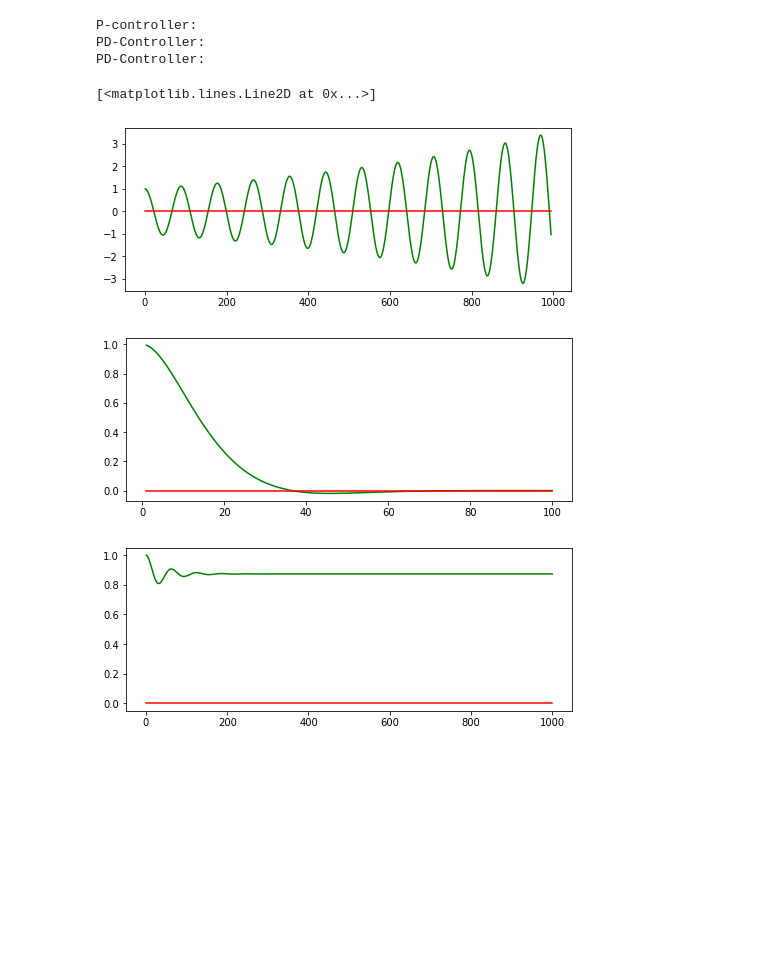
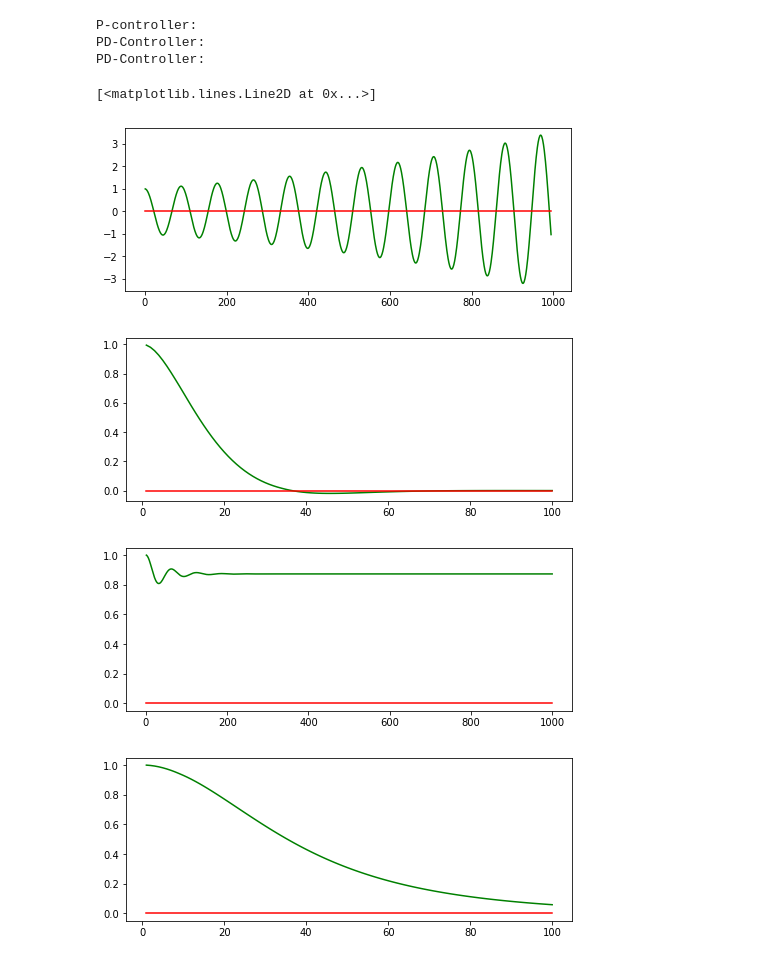
Before and after one commit to archie1983/CS373_AI_for_robotics_Udacity, a Jupyter notebook: Lesson5-Robot_Motion_Control/quizzes/PID-Control.ipynb, the cells around one changed output. Cells and saved outputs as stored; diff of their text form; code cells hidden in the pictures; blank space fills up the shorter version.

Commit message:
Added th Integral part to the PID control algorithm.

```diff
--- a/Lesson5-Robot_Motion_Control/quizzes/PID-Control.ipynb
+++ b/Lesson5-Robot_Motion_Control/quizzes/PID-Control.ipynb
@@ -143,6 +143,32 @@ def run_pd(robot, tau_p, tau_d, n=100, speed=1.0):
 
     return x_trajectory, y_trajectory
 
+def run_pid(robot, tau_p, tau_d, tau_i, n=100, speed=1.0):
+    x_trajectory = []
+    y_trajectory = []
+    # TODO: your code here
+
+    # AE: We'll need the previous cross-track-error to compare it to current cte, when calculating differential
+    # AE: component of angle change. At first the previous cte will be equal to the current one.
+    cte_prev = robot.y
+
+    # AE: For the integral part we'll need the integral of the CTE line - basically just a sum of all previous
+    # AE: CTE values. For that we'll have this collection.
+    ctes_prev = []
+
+    # AE: Do the requested n motion steps
+    for i in range(n):
+        # AE: In this case cross-track-error equals to y, because we want to keep the robot on the x axis at y = 0.
+        cte = robot.y
+        ctes_prev.append(cte)
+        angle = -1.0 * tau_p * cte - tau_d * (cte - cte_prev) - tau_i * sum(ctes_prev)
+        cte_prev = cte
+        robot.move(angle, 1.0) # AE: move by 1 unit in the updated direction.
+        #print(robot)
+        x_trajectory.append(robot.x)
+        y_trajectory.append(robot.y)
+    return x_trajectory, y_trajectory
+
 # AE: P-controller output
 x_trajectory, y_trajectory = run_p(robot, 0.1, 1000)
 # n = 13 speed = 2 tau = 0.947451418831 Starting from (0, 1, 0)
@@ -164,30 +190,47 @@ n = len(x_trajectory)
 
 fig, (ax1) = plt.subplots(1, 1, figsize=(8, 3))
 print("PD-Controller:")
 ax1.plot(x_trajectory, y_trajectory, 'g', label='PD controller')
 ax1.plot(x_trajectory, np.zeros(n), 'r', label='reference')
 
 # AE: Now let's try out PD-controller output with steering drift (10 degree misalignment of front wheels of the car.)
 # AE: and we'll turn it into a P-controller actually (setting tau_d = 0): That' makes it oscillate like before, but this
 # AE: time with an offset.
 # AE:
 # AE: If we set the tau_d = 1, then we can see how the oscillation is fixed, but we still have the offset. Larger tau_d
 # AE: will further improve the oscillation, but offset will still be there due to the drift.
 robot = Robot()
 robot.set(0.0, 1.0, 0.0)
 robot.set_steering_drift(10.0 / 180.0 * np.pi)
 x_trajectory, y_trajectory = run_pd(robot, 0.2, 1., 1000)
 n = len(x_trajectory)
 
 fig, (ax1) = plt.subplots(1, 1, figsize=(8, 3))
 print("PD-Controller:")
 ax1.plot(x_trajectory, y_trajectory, 'g', label='PD controller')
 ax1.plot(x_trajectory, np.zeros(n), 'r', label='reference')
+
+# AE: Now we'll add the Integral component to our motion controller and it will become the PID controller.
+# AE: P - proportional
+# AE: I - integral
+# AE: D - derivative
+# AE: The Integral part will try to reduce the integral of the path, thus coming as close as possible to it. That
+# AE: should remove the offset.
+robot = Robot()
+robot.set(0.0, 1.0, 0.0)
+robot.set_steering_drift(10.0 / 180.0 * np.pi) # AE: Try to comment this line to remove steering drift and see the result.
+x_trajectory, y_trajectory = run_pid(robot, 0.2, 3.0, 0.004, 100)
+n = len(x_trajectory)
+
+fig, (ax1) = plt.subplots(1, 1, figsize=(8,3))
+ax1.plot(x_trajectory, y_trajectory, 'g', label='PID controller')
+ax1.plot(x_trajectory, np.zeros(n), 'r', label='reference')
 # %% [output]
 P-controller:
 PD-Controller:
 PD-Controller:
 [<matplotlib.lines.Line2D at 0x...>]
 [figure]
 [figure]
 [figure]
+[figure, added]
```
